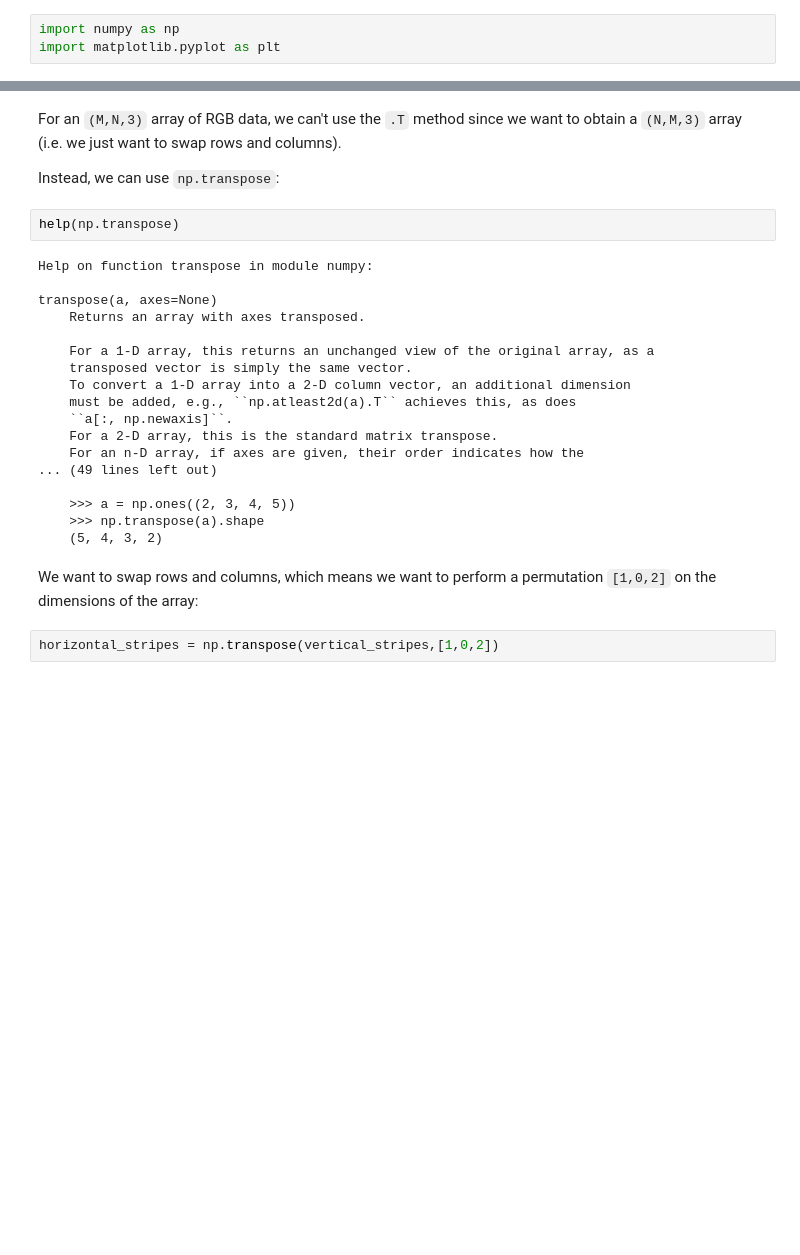
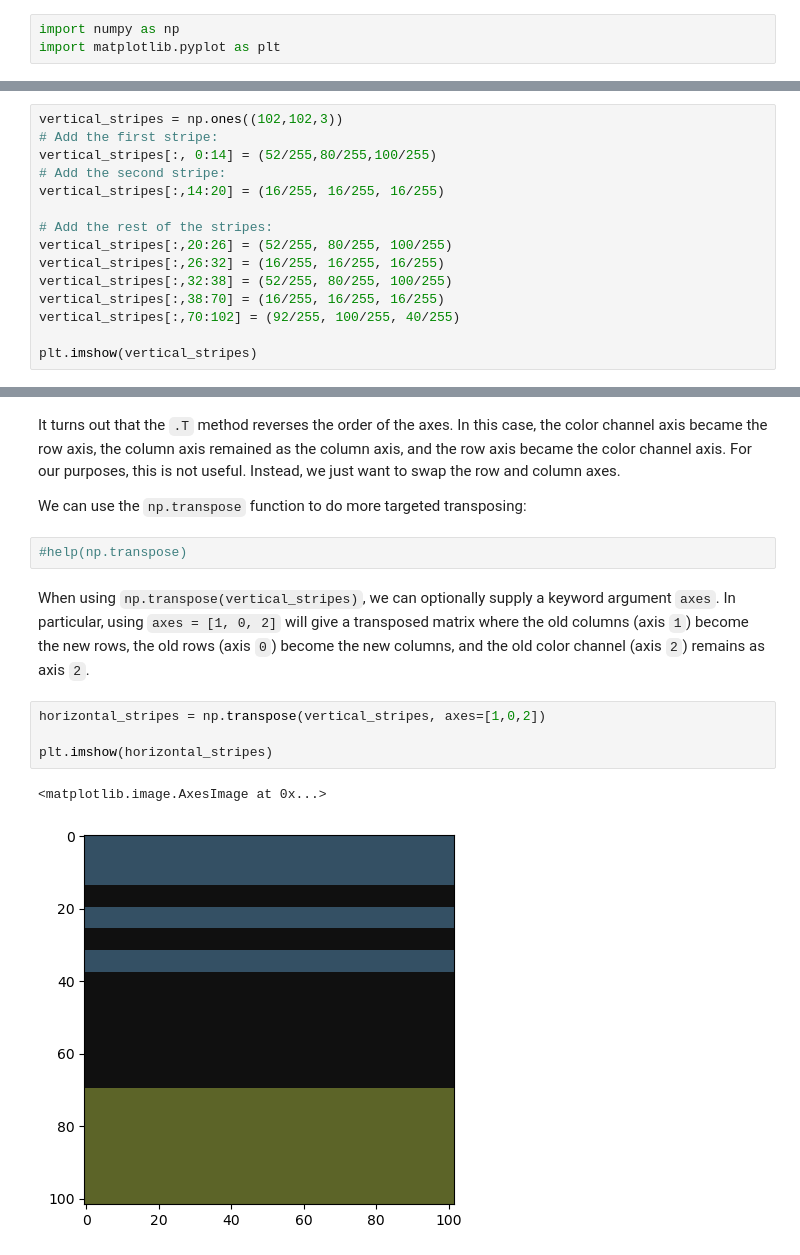
Before and after one commit to jllottes/jllottes.github.io, a Jupyter notebook: _static/weekly_notebooks/week08_notebook.ipynb, the cells around one changed output, grey strips where cells are left out. Cells and saved outputs as stored; diff of their text form; blank space fills up the shorter version.

```diff
--- a/_static/weekly_notebooks/week08_notebook.ipynb
+++ b/_static/weekly_notebooks/week08_notebook.ipynb
@@ -98,0 +57,15 @@ Once we've generated vertical stripes, it is very easy to obtain the correspondi
+# %%
+vertical_stripes = np.ones((102,102,3))
+# Add the first stripe:
+vertical_stripes[:, 0:14] = (52/255,80/255,100/255)
+# Add the second stripe:
+vertical_stripes[:,14:20] = (16/255, 16/255, 16/255)
+
+# Add the rest of the stripes:
+vertical_stripes[:,20:26] = (52/255, 80/255, 100/255)
+vertical_stripes[:,26:32] = (16/255, 16/255, 16/255)
+vertical_stripes[:,32:38] = (52/255, 80/255, 100/255)
+vertical_stripes[:,38:70] = (16/255, 16/255, 16/255)
+vertical_stripes[:,70:102] = (92/255, 100/255, 40/255)
+
+plt.imshow(vertical_stripes)
@@ -122,28 +113,15 @@ vertical_stripes.shape
-# %% [markdown]
-For an `(M,N,3)` array of RGB data, we can't use the `.T` method since we want to obtain a `(N,M,3)` array (i.e. we just want to swap rows and columns).
-
-Instead, we can use `np.transpose`:
+# %% [markdown]
+It turns out that the `.T` method reverses the order of the axes. In this case, the color channel axis became the row axis, the column axis remained as the column axis, and the row axis became the color channel axis. For our purposes, this is not useful. Instead, we just want to swap the row and column axes.
+
+We can use the `np.transpose` function to do more targeted transposing:
 # %%
-help(np.transpose)
+#help(np.transpose)
-# %% [output]
-Help on function transpose in module numpy:
-
-transpose(a, axes=None)
-    Returns an array with axes transposed.
-
-    For a 1-D array, this returns an unchanged view of the original array, as a
-    transposed vector is simply the same vector.
-    To convert a 1-D array into a 2-D column vector, an additional dimension
-    must be added, e.g., ``np.atleast2d(a).T`` achieves this, as does
-    ``a[:, np.newaxis]``.
-    For a 2-D array, this is the standard matrix transpose.
-    For an n-D array, if axes are given, their order indicates how the
-... (49 lines left out)
-
-    >>> a = np.ones((2, 3, 4, 5))
-    >>> np.transpose(a).shape
-    (5, 4, 3, 2)
-# %% [markdown]
-We want to swap rows and columns, which means we want to perform a permutation `[1,0,2]` on the dimensions of the array:
+# %% [markdown]
+When using `np.transpose(vertical_stripes)`, we can optionally supply a keyword argument `axes`. In particular, using `axes = [1, 0, 2]` will give a transposed matrix where the old columns (axis `1`) become the new rows, the old rows (axis `0`) become the new columns, and the old color channel (axis `2`) remains as axis `2`.
 # %%
-horizontal_stripes = np.transpose(vertical_stripes,[1,0,2])
+horizontal_stripes = np.transpose(vertical_stripes, axes=[1,0,2])
+
+plt.imshow(horizontal_stripes)
+# %% [output]
+<matplotlib.image.AxesImage at 0x...>
+[figure, added]
```
Also changed, not shown: parts of 45 cells of this notebook, 9 other files.
